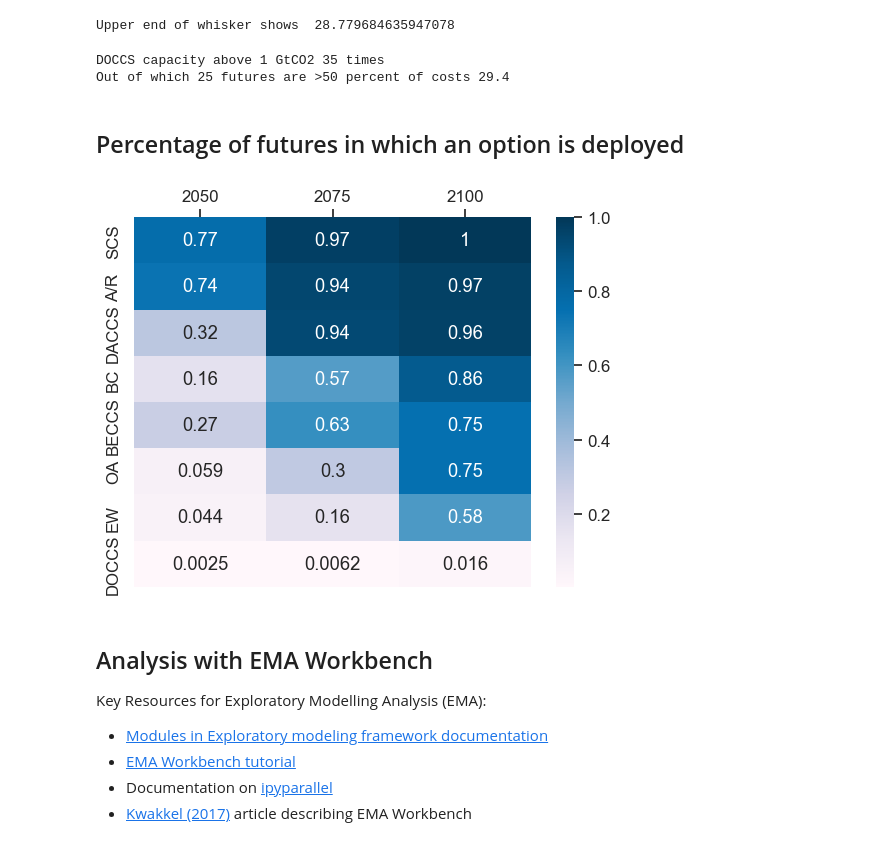
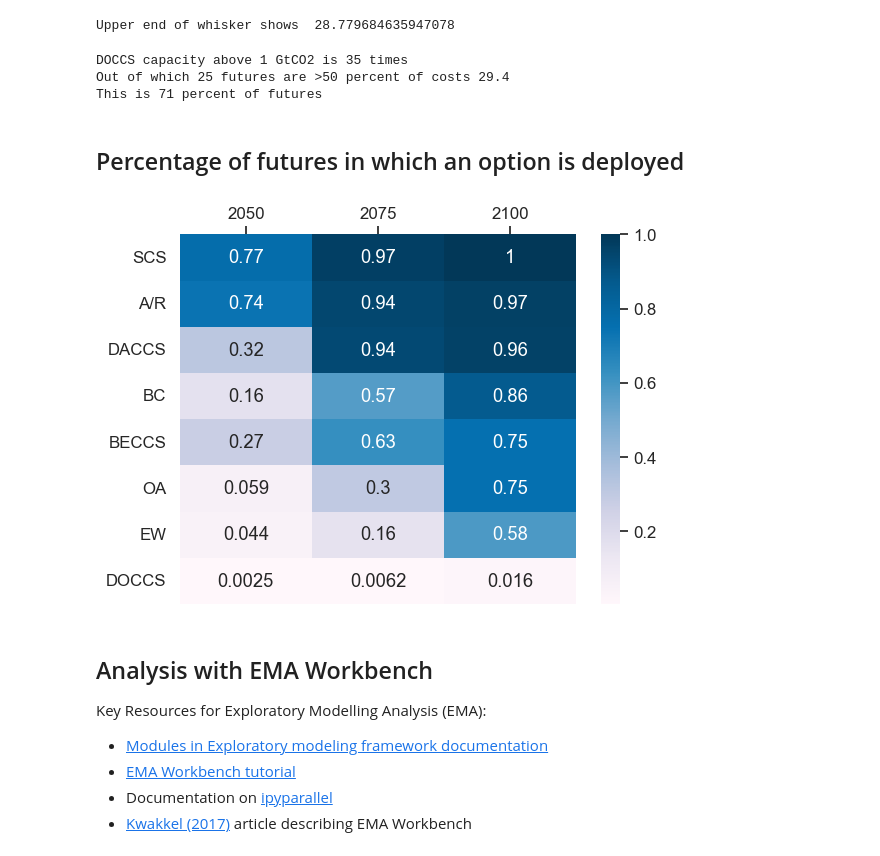
Before and after one commit to quirinarguez/CDR_Portfolios, a Jupyter notebook: CDR_Portfolios_Analysis.ipynb, the cells around one changed output. Drawn from its saved outputs; the diff is of its cells as text; code cells hidden in the pictures.

```diff
--- a/CDR_Portfolios_Analysis.ipynb
+++ b/CDR_Portfolios_Analysis.ipynb
@@ -1379,7 +2181,7 @@ for parameter in list(parameters.keys()):
 
     # ================================== Plotting Violins ==================================
     #subfigs[0].suptitle('Violin Plots of Maximum deployed capacity per CDR Option', fontsize=11, y = subfig_title)
-    axsLeft = subfigs[1,index_parameter].subplots(8, 2, width_ratios=[13,1],sharex='col')
+    violins = subfigs[1,index_parameter].subplots(8, 2, width_ratios=[13,1],sharex='col')
 
     c=0
     metric = max_capacity
@@ -1412,37 +2214,37 @@ for parameter in list(parameters.keys()):
         plot = df_plot[df_plot.CDR_opt == CDR]
         median_all = df_plot.loc[(df_plot['class']=='all futures') & (df_plot['CDR_opt']==CDR)]['Maximum Capacity (GtCO2/yr)'].median()
         median_interest = df_plot.loc[(df_plot['class']=='futures of interest') & (df_plot['CDR_opt']==CDR)]['Maximum Capacity (GtCO2/yr)'].median()
-        axsLeft[r,1].annotate('%.1f' %median_all, xy=(0.5,0.7), xytext=(0.1,0.7), color = (0.7,0.7,0.7,1), annotation_clip=False, fontsize=12, weight='bold')
-        axsLeft[r,1].annotate('%.1f' %median_interest, xy=(0.5,0.3), xytext=(0.1,0.3), color = color_dict[CDR], annotation_clip=False, fontsize=12, weight='bold')
-        axsLeft[r,1].spines[['right', 'top','left','bottom']].set_visible(False)
-        axsLeft[r,1].set_xticks([])
-        axsLeft[r,1].set_yticks([])
-        axsLeft[r,1].set_ylabel(ylabel = "")
-        axsLeft[r,1].set_xlabel(xlabel = "")
+        violins[r,1].annotate('%.1f' %median_all, xy=(0.5,0.7), xytext=(0.1,0.7), color = (0.7,0.7,0.7,1), annotation_clip=False, fontsize=12, weight='bold')
+        violins[r,1].annotate('%.1f' %median_interest, xy=(0.5,0.3), xytext=(0.1,0.3), color = color_dict[CDR], annotation_clip=False, fontsize=12, weight='bold')
+        violins[r,1].spines[['right', 'top','left','bottom']].set_visible(False)
+        violins[r,1].set_xticks([])
+        violins[r,1].set_yticks([])
+        violins[r,1].set_ylabel(ylabel = "")
+        violins[r,1].set_xlabel(xlabel = "")
 
         sns.violinplot(data=plot, y = "CDR_opt", x="Maximum %s (GtCO2/yr)" %(interest), hue="class", split = True, palette={'futures of interest': color_dict[CDR], 'all futures':(0.9,0.9,0.9,0.5)}, linewidth=0,
-                       ax = axsLeft[r,0], density_norm='count', legend = True, inner="quart", inner_kws={"color": "k", "linewidth": 1.8})
+                       ax = violins[r,0], density_norm='count', legend = True, inner="quart", inner_kws={"color": "k", "linewidth": 1.8})
         #violin.set_yticklabels(violin.get_yticks(), size = 14)
-        axsLeft[r,0].yaxis.set_tick_params(labelsize = 12)
-        axsLeft[r,0].set_xlim(0,x_lim*1e-9)
-        axsLeft[r,0].set_ylabel(ylabel = "")
-        axsLeft[r,0].set_xlabel(xlabel = "")
-        axsLeft[r,0].xaxis.grid(color='grey', linestyle='--', linewidth=0.2, zorder=1)
-        axsLeft[r,0].legend(labels="", edgecolor='white',facecolor='white')
-        axsLeft[r,0].spines[['right', 'top']].set_visible(False)
+        violins[r,0].yaxis.set_tick_params(labelsize = 12)
+        violins[r,0].set_xlim(0,x_lim*1e-9)
+        violins[r,0].set_ylabel(ylabel = "")
+        violins[r,0].set_xlabel(xlabel = "")
+        violins[r,0].xaxis.grid(color='grey', linestyle='--', linewidth=0.2, zorder=1)
+        violins[r,0].legend(labels="", edgecolor='white',facecolor='white')
+        violins[r,0].spines[['right', 'top']].set_visible(False)
 
         if r == 7:
-            axsLeft[r,0].set_xlabel(xlabel = "Maximum %s" %(interest), fontsize = 12, color = 'k')
-            axsLeft[r,0].text(x=0.5, y=-1.04, s='[GtCO$_2$/yr]', horizontalalignment='center', verticalalignment='center', transform=axsLeft[r,0].transAxes, fontsize = 9)
+            violins[r,0].set_xlabel(xlabel = "Maximum %s" %(interest), fontsize = 12, color = 'k')
+            violins[r,0].text(x=0.5, y=-1.04, s='[GtCO$_2$/yr]', horizontalalignment='center', verticalalignment='center', transform=violins[r,0].transAxes, fontsize = 9)
 
-            axsLeft[r,1].set_xlabel(xlabel = 'Median', fontsize = 12, color = 'k', labelpad = 10)
-            axsLeft[r,1].text(x=0.5, y=-0.7, s='[GtCO$_2$/yr]', horizontalalignment='center', verticalalignment='center', transform=axsLeft[r,1].transAxes, fontsize = 9)
+            violins[r,1].set_xlabel(xlabel = 'Median', fontsize = 12, color = 'k', labelpad = 10)
+            violins[r,1].text(x=0.5, y=-0.7, s='[GtCO$_2$/yr]', horizontalalignment='center', verticalalignment='center', transform=violins[r,1].transAxes, fontsize = 9)
 
             #handles, labels = axsLeft[r,0].get_legend_handles_labels()
         r += 1
 
     if index_parameter ==0:
-        axsLeft[0,0].legend(handles=[mpatches.Patch(color=(0.9,0.9,0.9,1), label='All Futures'),
+        violins[0,0].legend(handles=[mpatches.Patch(color=(0.9,0.9,0.9,1), label='All Futures'),
                                mpatches.Patch(color=(0.5,0.5,0.5,1), label='Futures of Interest')],
                       fontsize = 9, loc='upper left', bbox_to_anchor=(0.42,1.05), ncol=1, facecolor='white', edgecolor='white')
 
@@ -1641,41 +2444,46 @@ Upper end of whisker shows  28.779684635947078
 mid_costs =  0.4*(all_metrics_ranges['Costs'][0][1]-all_metrics_ranges['Costs'][0][0]) + all_metrics_ranges['Costs'][0][0]
 threshold = 1e9
 
-print('DOCCS capacity above %d GtCO2 %d times' %(1e-9*threshold,aggregated_results[max_capacity['DOCCS']>=threshold].count()['DOCCS']))
+print('DOCCS capacity above %d GtCO2 is %d times' %(1e-9*threshold,aggregated_results[max_capacity['DOCCS']>=threshold].count()['DOCCS']))
 print('Out of which %d futures are >50 percent of costs' %aggregated_results[(aggregated_results['DOCCS']>=threshold)&(aggregated_results['Costs']>=mid_costs)]['DOCCS'].count(), round(1e-12*mid_costs,1))
+print('This is %d percent of futures' %(100*int(aggregated_results[(aggregated_results['DOCCS']>=threshold)&(aggregated_results['Costs']>=mid_costs)]['DOCCS'].count())/int(aggregated_results[max_capacity['DOCCS']>=threshold].count()['DOCCS'])))
 # %% [output]
-DOCCS capacity above 1 GtCO2 35 times
+DOCCS capacity above 1 GtCO2 is 35 times
 Out of which 25 futures are >50 percent of costs 29.4
+This is 71 percent of futures
 # %% [markdown]
 ## Percentage of futures in which an option is deployed
 # %%
+print('Data generated from file', output_file.split('/')[-1])
+
 percentage_in = pd.DataFrame()
 for CDR in i:
     try:
         percentage_in.loc[CDR,2050] = 1-max_2050.loc[CDR].value_counts(normalize=True)[0] # This gives the normalised count of 0s, ignoring the NaN
     except:
         percentage_in.loc[CDR,2050] = 1 # "except" is required as there might be no 0s
     try:
         percentage_in.loc[CDR,2075] = 1-max_2075.loc[CDR].value_counts(normalize=True)[0] # This gives the normalised count of 0s, ignoring the NaN
     except:
         percentage_in.loc[CDR,2075] = 1
     try:
         percentage_in.loc[CDR,2100] = 1-max_2100.loc[CDR].value_counts(normalize=True)[0] # This gives the normalised count of 0s, ignoring the NaN
     except:
         percentage_in.loc[CDR,2100] = 1
 
 percentage_in = percentage_in.sort_values(by=[2100], ascending=False)
 sns.set(font_scale=1.1)
 dataplot = sns.heatmap(percentage_in, cmap=plt.get_cmap('PuBu'), annot=True,) # colourmap: https://matplotlib.org/3.1.0/tutorials/colors/colormaps.html
 #dataplot.ax_heatmap.set_xticklabels(g.ax_heatmap.get_xmajorticklabels(), fontsize = 15)
 dataplot.xaxis.tick_top()
+dataplot.tick_params(axis='y', labelrotation=0)
 
 #plt.suptitle("Percentage of futures in which an option is deployed", size = 10, y = 0.95)
 #plt.savefig('Figures_Results/Percentages_%s.png' %date.today().strftime("%d.%m.%Y"), format='png', transparent=True, bbox_inches="tight")
 
 plt.show()
 # %% [output]
-[figure, old version]
+[figure, new version]
 # %% [markdown]
 ## Analysis with EMA Workbench
 
```
Also changed, not shown: parts of 55 cells of this notebook, 4 other files.
